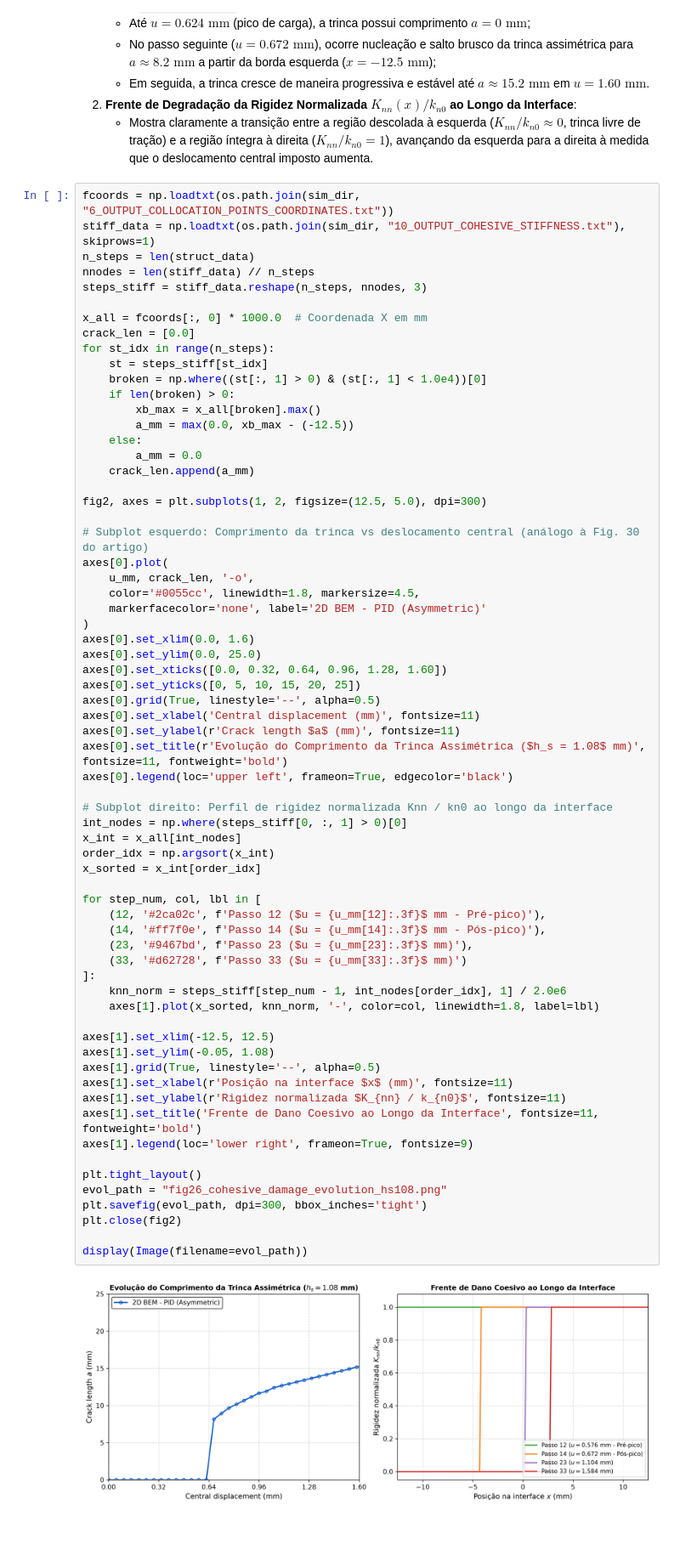
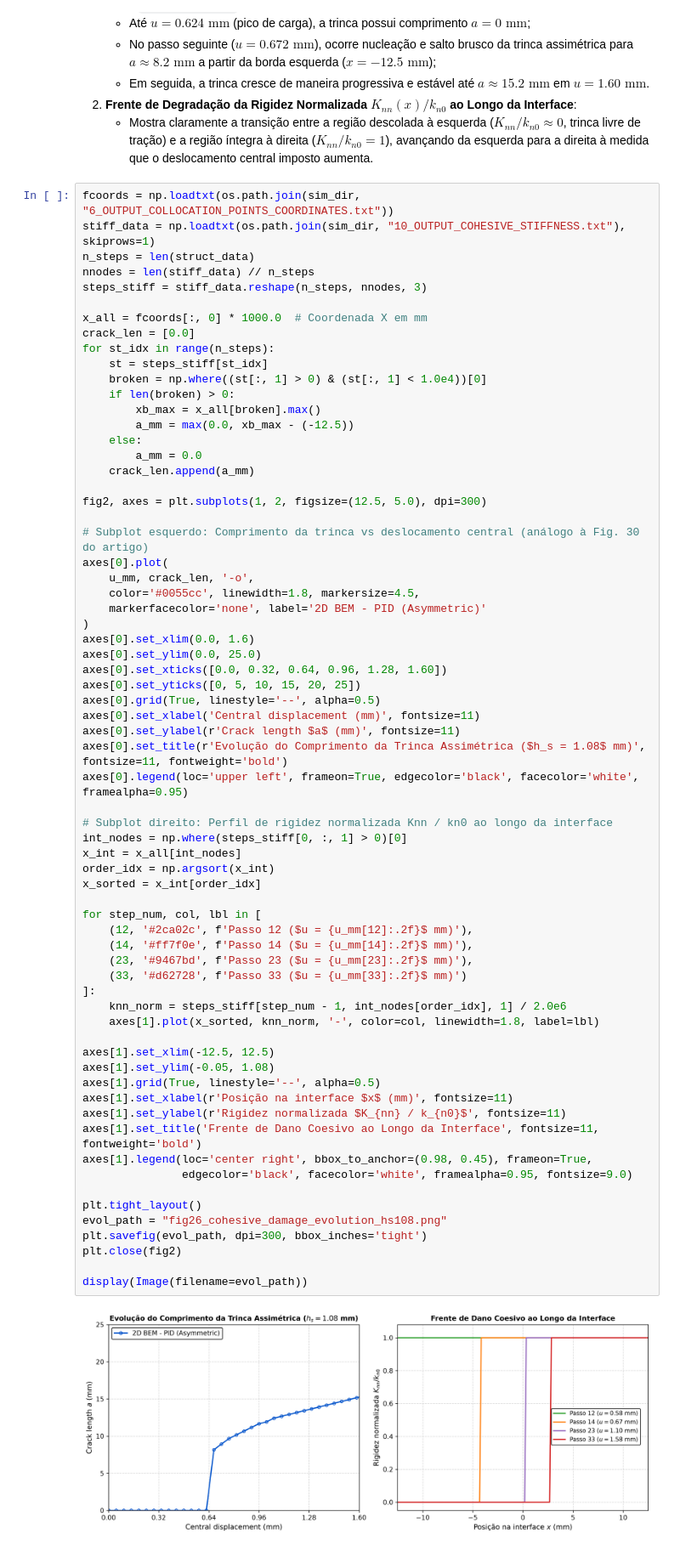
Before and after one commit to e-albuquerque/cohesive-dbem-2d, a Jupyter notebook: COHESIVE_DBEM_2D_14_03/Run_cohesive_dbem_2d_nlinear.ipynb, the cells around one changed output. Shown at 85% size. Drawn from its saved outputs; the diff is of its cells as text.

Commit message:
Fix legend placement in fig26_cohesive_damage_evolution_hs108.png to avoid overlapping curves

```diff
--- a/COHESIVE_DBEM_2D_14_03/Run_cohesive_dbem_2d_nlinear.ipynb
+++ b/COHESIVE_DBEM_2D_14_03/Run_cohesive_dbem_2d_nlinear.ipynb
@@ -624,40 +624,41 @@ axes[0].set_yticks([0, 5, 10, 15, 20, 25])
 axes[0].grid(True, linestyle='--', alpha=0.5)
 axes[0].set_xlabel('Central displacement (mm)', fontsize=11)
 axes[0].set_ylabel(r'Crack length $a$ (mm)', fontsize=11)
 axes[0].set_title(r'Evolução do Comprimento da Trinca Assimétrica ($h_s = 1.08$ mm)', fontsize=11, fontweight='bold')
-axes[0].legend(loc='upper left', frameon=True, edgecolor='black')
+axes[0].legend(loc='upper left', frameon=True, edgecolor='black', facecolor='white', framealpha=0.95)
 
 # Subplot direito: Perfil de rigidez normalizada Knn / kn0 ao longo da interface
 int_nodes = np.where(steps_stiff[0, :, 1] > 0)[0]
 x_int = x_all[int_nodes]
 order_idx = np.argsort(x_int)
 x_sorted = x_int[order_idx]
 
 for step_num, col, lbl in [
-    (12, '#2ca02c', f'Passo 12 ($u = {u_mm[12]:.3f}$ mm - Pré-pico)'),
-    (14, '#ff7f0e', f'Passo 14 ($u = {u_mm[14]:.3f}$ mm - Pós-pico)'),
-    (23, '#9467bd', f'Passo 23 ($u = {u_mm[23]:.3f}$ mm)'),
-    (33, '#d62728', f'Passo 33 ($u = {u_mm[33]:.3f}$ mm)')
+    (12, '#2ca02c', f'Passo 12 ($u = {u_mm[12]:.2f}$ mm)'),
+    (14, '#ff7f0e', f'Passo 14 ($u = {u_mm[14]:.2f}$ mm)'),
+    (23, '#9467bd', f'Passo 23 ($u = {u_mm[23]:.2f}$ mm)'),
+    (33, '#d62728', f'Passo 33 ($u = {u_mm[33]:.2f}$ mm)')
 ]:
     knn_norm = steps_stiff[step_num - 1, int_nodes[order_idx], 1] / 2.0e6
     axes[1].plot(x_sorted, knn_norm, '-', color=col, linewidth=1.8, label=lbl)
 
 axes[1].set_xlim(-12.5, 12.5)
 axes[1].set_ylim(-0.05, 1.08)
 axes[1].grid(True, linestyle='--', alpha=0.5)
 axes[1].set_xlabel(r'Posição na interface $x$ (mm)', fontsize=11)
 axes[1].set_ylabel(r'Rigidez normalizada $K_{nn} / k_{n0}$', fontsize=11)
 axes[1].set_title('Frente de Dano Coesivo ao Longo da Interface', fontsize=11, fontweight='bold')
-axes[1].legend(loc='lower right', frameon=True, fontsize=9)
+axes[1].legend(loc='center right', bbox_to_anchor=(0.98, 0.45), frameon=True,
+               edgecolor='black', facecolor='white', framealpha=0.95, fontsize=9.0)
 
 plt.tight_layout()
 evol_path = "fig26_cohesive_damage_evolution_hs108.png"
 plt.savefig(evol_path, dpi=300, bbox_inches='tight')
 plt.close(fig2)
 
 display(Image(filename=evol_path))
 # %% [output]
-[figure, old version]
+[figure, new version]
 # %% [markdown]
 ## Passo 8: Animação em Vídeo (`.mp4`) do Descolamento Sincronizado com a Curva Força–Deslocamento
 
```
Also changed, not shown: 1 other file.
